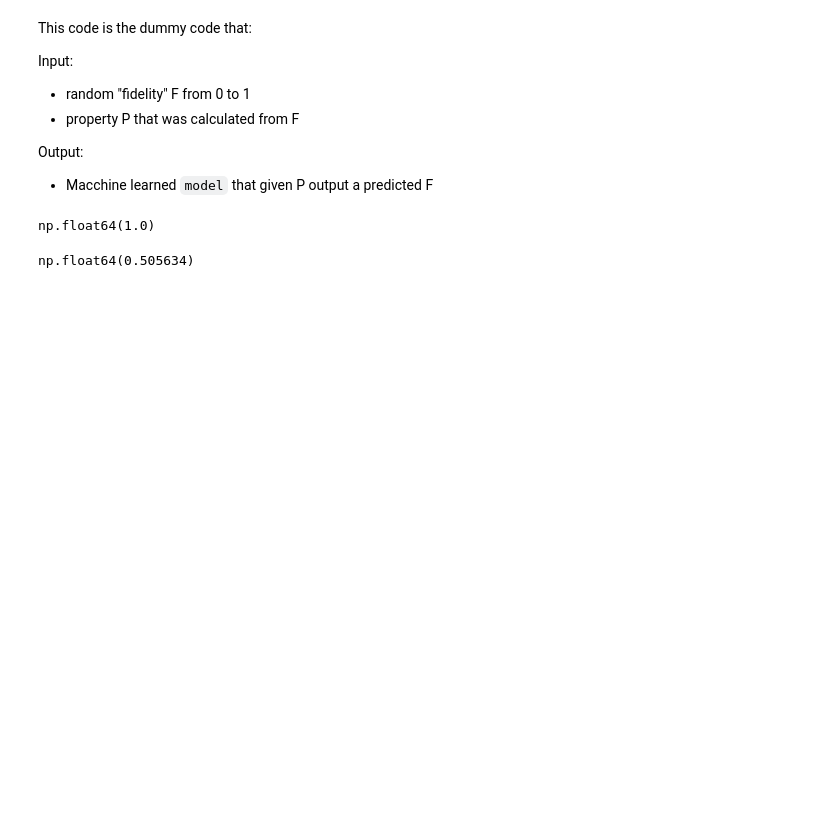
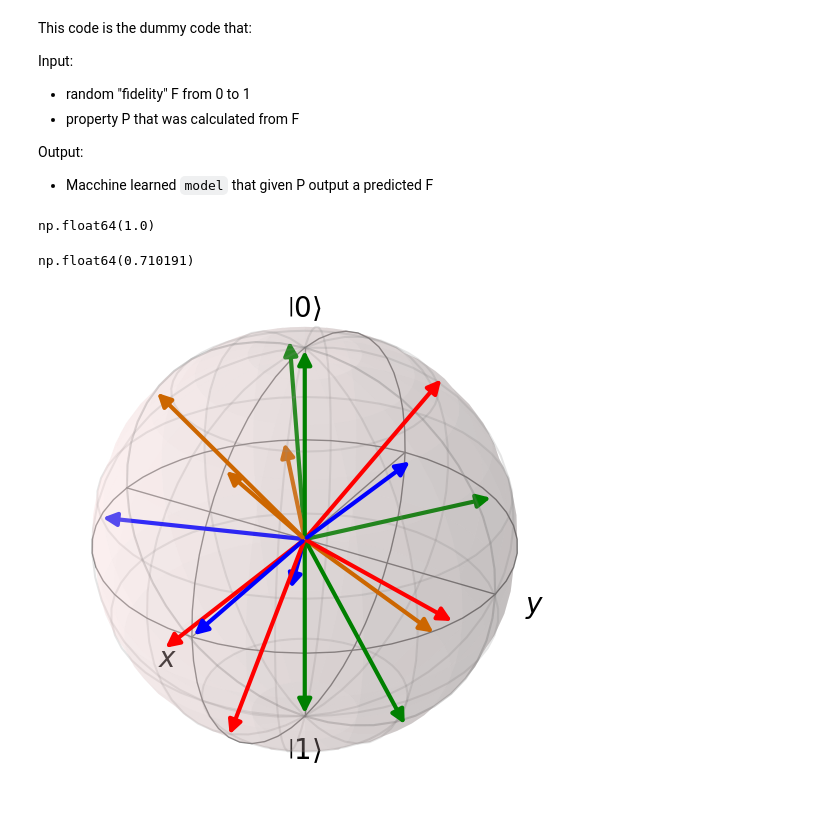
Before and after one commit to khanhuyengiang/aceqc, a Jupyter notebook: input_data.ipynb, the cells around one changed output. Saved outputs shown, nothing was run; the diff lists cells and outputs as text; code cells hidden in the pictures; blank space fills up the shorter version.

```diff
--- a/input_data.ipynb
+++ b/input_data.ipynb
@@ -70,15 +75,62 @@ average_fidelity(rho_ideal,S_gate,M_ideal)
 # %% [output]
 np.float64(1.0)
 # %%
-rho_exp = qutip.rand_dm(2)
-M_exp = ket2dm(qutip.rand_ket(2))
-gate_exp = qutip.rand_unitary(2)
+rho_exp = rand_dm(2)
+M_exp = ket2dm(rand_ket(2))
+gate_exp = rand_unitary(2)
 experiment_prob_failing(rho_exp,gate_exp,M_exp)
 average_fidelity(rho_exp,gate_exp,M_exp)
 # %% [output]
-np.float64(0.505634)
+np.float64(0.710191)
 # %%
 def depolarize(rho, p):
     """Apply depolarizing noise with probability p to state rho."""
     dim = rho.shape[0]
     return (1 - p) * rho + p * qeye(dim) / dim
+# %%
+# Function to generate density matrix for a given Bloch vector (r_x, r_y, r_z)
+def bloch_vector_to_density_matrix(r):
+    I = qeye(2)  # Identity matrix
+    sig_x, sig_y, sig_z = sigmax(), sigmay(), sigmaz()
+    return (I + r[0] * sig_x + r[1] * sig_y + r[2] * sig_z) / 2
+
+# Function to generate density matrices for a grid of points on the Bloch sphere
+def generate_density_matrices(theta_steps, phi_steps):
+    density_matrices = []
+
+    # Loop over the polar angle theta (from 0 to pi)
+    for i in range(theta_steps):
+        theta = np.pi * i / (theta_steps - 1)  # Evenly spaced values of theta (0 to pi)
+
+        # Loop over the azimuthal angle phi (from 0 to 2pi)
+        for j in range(phi_steps):
+            phi = 2 * np.pi * j / phi_steps  # Evenly spaced values of phi (0 to 2pi)
+
+            # Compute the corresponding Bloch vector components
+            r_x = np.sin(theta) * np.cos(phi)
+            r_y = np.sin(theta) * np.sin(phi)
+            r_z = np.cos(theta)
+
+            # Create and append the density matrix
+            density_matrices.append(bloch_vector_to_density_matrix((r_x, r_y, r_z)))
+
+    return density_matrices
+
+# Example: Generate a grid of 20 theta steps and 40 phi steps
+theta_steps = 5  # Number of steps for theta (polar angle)
+phi_steps = 5     # Number of steps for phi (azimuthal angle)
+density_matrices = generate_density_matrices(theta_steps, phi_steps)
+
+# Check that there's no repetitions
+uniform_dm = []
+seen_matrices = set()
+
+for rho in density_matrices:
+    matrix_repr = str(rho)  # Convert Qobj to its string representation
+    if matrix_repr not in seen_matrices:
+        uniform_dm.append(rho)
+        seen_matrices.add(matrix_repr)
+
+visualize_dm_on_bloch(uniform_dm)
+# %% [output]
+[figure, added]
```
Also changed, not shown: parts of 16 cells of this notebook, 1 other file.
